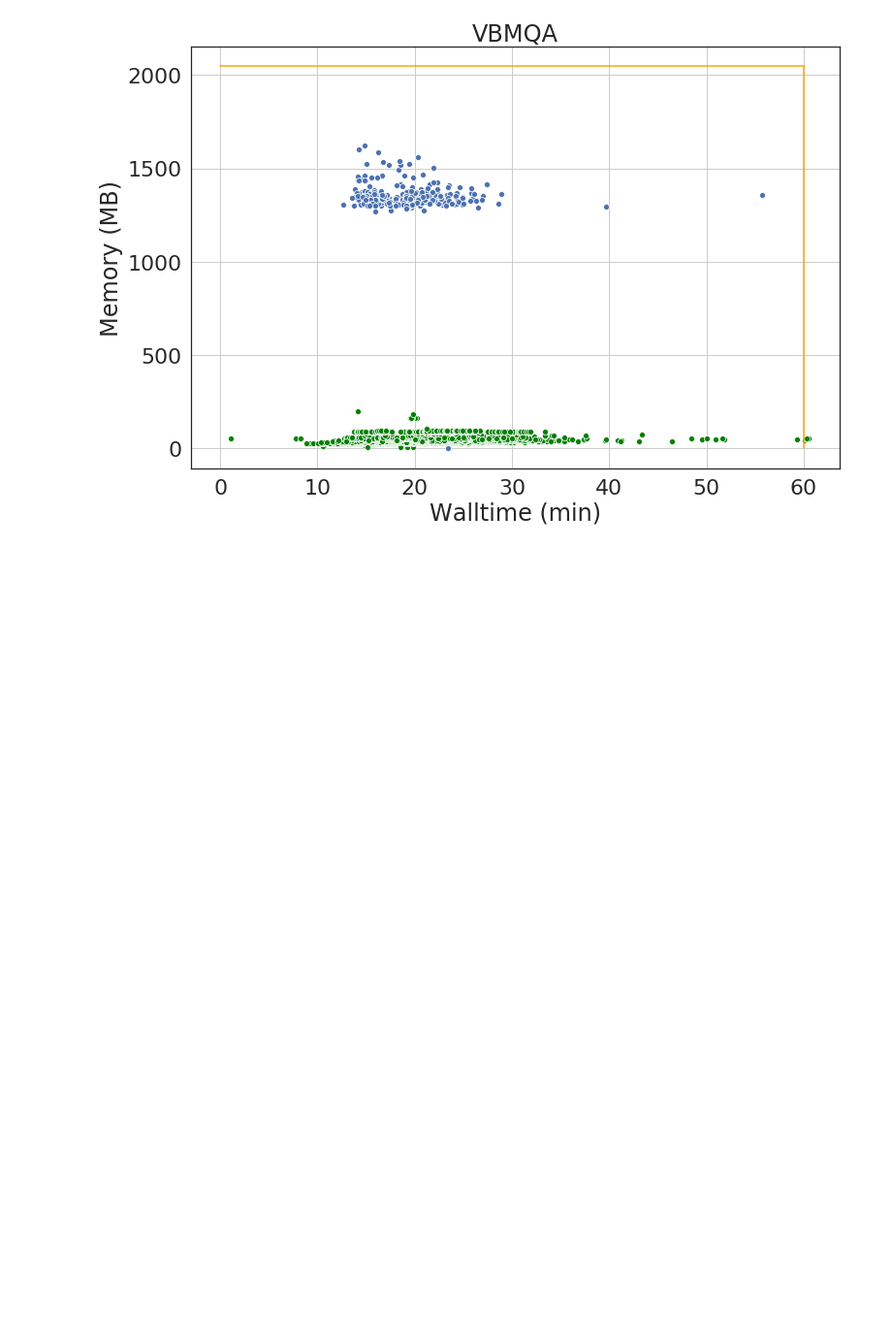
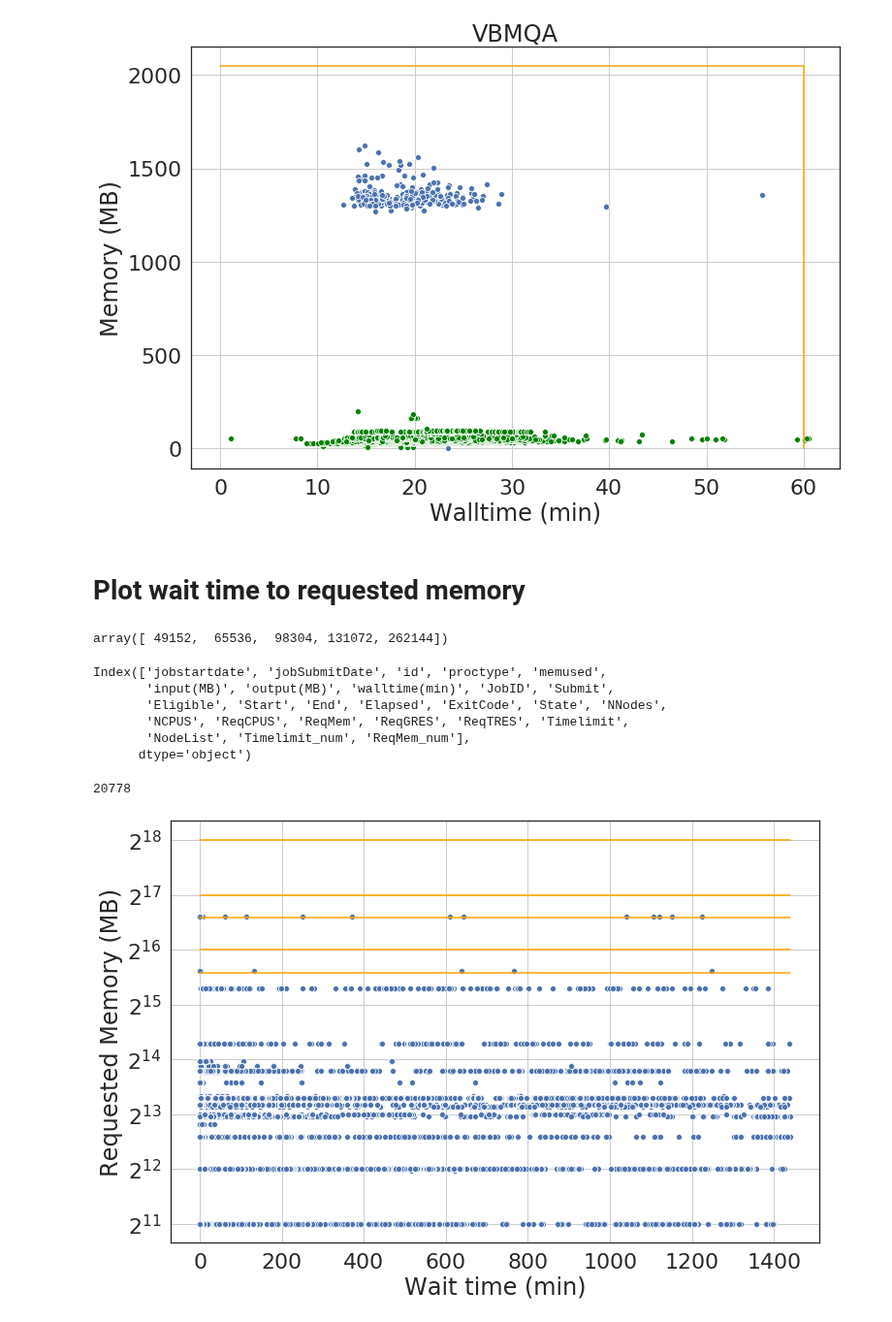
Before and after one commit to vanderbiltscl/SpeculativeScheduling, a Jupyter notebook: iSBatch_v1.0/xnat_resource_requirements.ipynb, the cells around one changed output. Shown at 97% size. Drawn from its saved outputs; the diff is of its cells as text; code cells hidden in the pictures; blank space fills up the shorter version.

```diff
--- a/iSBatch_v1.0/xnat_resource_requirements.ipynb
+++ b/iSBatch_v1.0/xnat_resource_requirements.ipynb
@@ -217,3 +185,51 @@ plt.savefig("figures/%s.png" %(dataset))
 plt.show()
 # %% [output]
 [figure]
+# %% [markdown]
+# Plot wait time to requested memory
+# %%
+accre_node_mem = np.array([48, 64, 96, 128, 256]) * 1024
+accre_node_mem
+# %% [output]
+array([ 49152,  65536,  98304, 131072, 262144])
+# %%
+df.columns
+# %% [output]
+Index(['jobstartdate', 'jobSubmitDate', 'id', 'proctype', 'memused',
+       'input(MB)', 'output(MB)', 'walltime(min)', 'JobID', 'Submit',
+       'Eligible', 'Start', 'End', 'Elapsed', 'ExitCode', 'State', 'NNodes',
+       'NCPUS', 'ReqCPUS', 'ReqMem', 'ReqGRES', 'ReqTRES', 'Timelimit',
+       'NodeList', 'Timelimit_num', 'ReqMem_num'],
+      dtype='object')
+# %%
+len(df)
+# %% [output]
+20778
+# %%
+def datetime_to_minutes(d):
+    return d.seconds/60
+
+df['Start_dt'] = df.Start.apply(dateutil.parser.parse)
+df['Submit_dt'] = df.Submit.apply(dateutil.parser.parse)
+df["WaitTime(min)"] = df['Start_dt'] - df['Submit_dt']
+df['WaitTime(min)'] = df["WaitTime(min)"].apply(datetime_to_minutes)
+# %%
+fig, ax = plt.subplots(figsize=(12,8))
+sns.set(font_scale=2)
+sns.set_style("white")
+ax = sns.scatterplot(y="ReqMem_num", x="WaitTime(min)",
+                     data=df)
+
+# set the ACCRE resources
+for i in accre_node_mem:
+    plt.plot([0, df["WaitTime(min)"].max()], [i, i], color='orange')
+
+plt.grid(True)
+ax.set_xlabel('Wait time (min)')
+ax.set_ylabel('Requested Memory (MB)')
+
+ax.set_yscale('log', basey=2)
+plt.savefig("figures/wait_time_all_apps.png")
+plt.show()
+# %% [output]
+[figure, added]
```
Also changed, not shown: parts of 14 cells of this notebook.
